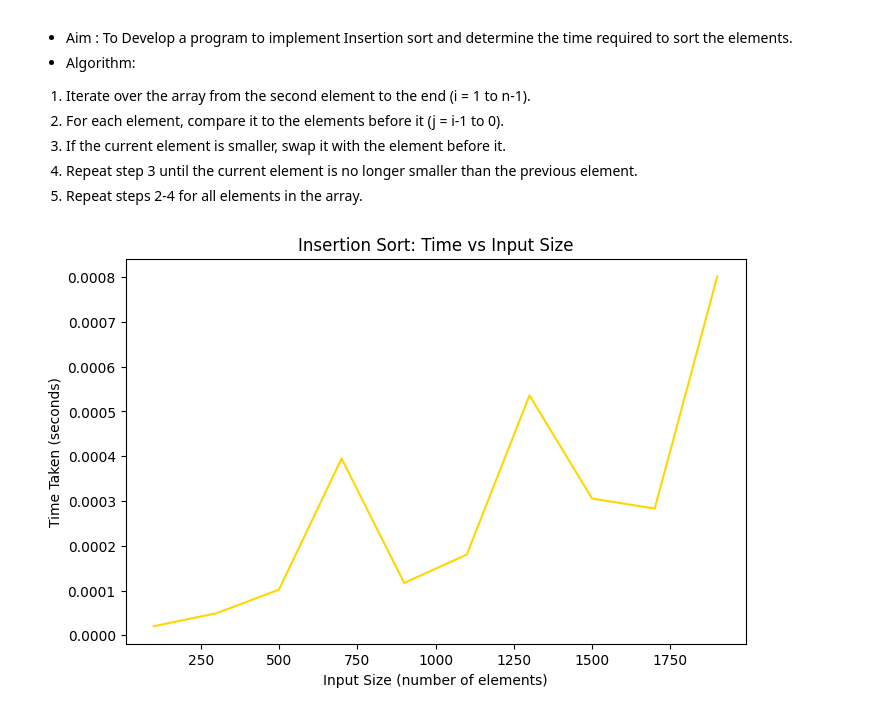
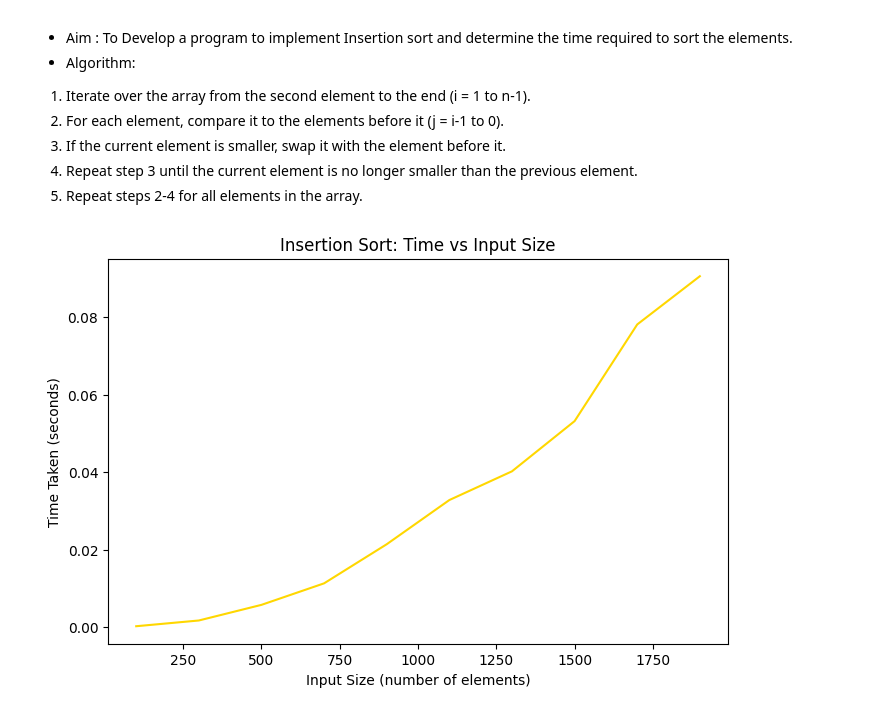
Before and after one commit to Shyam-Thakur-1346/Algorithm-Problem-Solving-Lab, a Jupyter notebook: lab_4.ipynb, the cells around one changed output. Drawn from its saved outputs; the diff is of its cells as text; code cells hidden in the pictures.

```diff
--- a/lab_4.ipynb
+++ b/lab_4.ipynb
@@ -140,33 +139,33 @@ Sort a given set of elements using the Insertion sort and determine the time req
 # %%
 #Prob_4: write code for insertion sort and plot a graph to visualize the relationship between time taken and input size
 import random
 import time
 import matplotlib.pyplot as plt
 
 def insertion_sort(arr):
     for i in range(1, len(arr)):
         key = arr[i]
         j = i - 1
-        while j >= 0 and arr[j] > target:
+        while j >= 0 and arr[j] >key:
             arr[j + 1] = arr[j]
             j -= 1
-        arr[j + 1] = target
+        arr[j + 1] =key
 
 input_sizes = list(range(100, 2100, 200))
 times = []
 
 for size in input_sizes:
     arr = [random.randint(0, 10000) for _ in range(size)]
     start = time.time()
     insertion_sort(arr)
     end = time.time()
     times.append(end - start)
 
 plt.figure(figsize=(8, 5))
 plt.plot(input_sizes, times, color='gold')
 plt.title("Insertion Sort: Time vs Input Size")
 plt.xlabel("Input Size (number of elements)")
 plt.ylabel("Time Taken (seconds)")
 plt.show()
 # %% [output]
-[figure, old version]
+[figure, new version]
```
Also changed, not shown: parts of 1 cell of this notebook.
